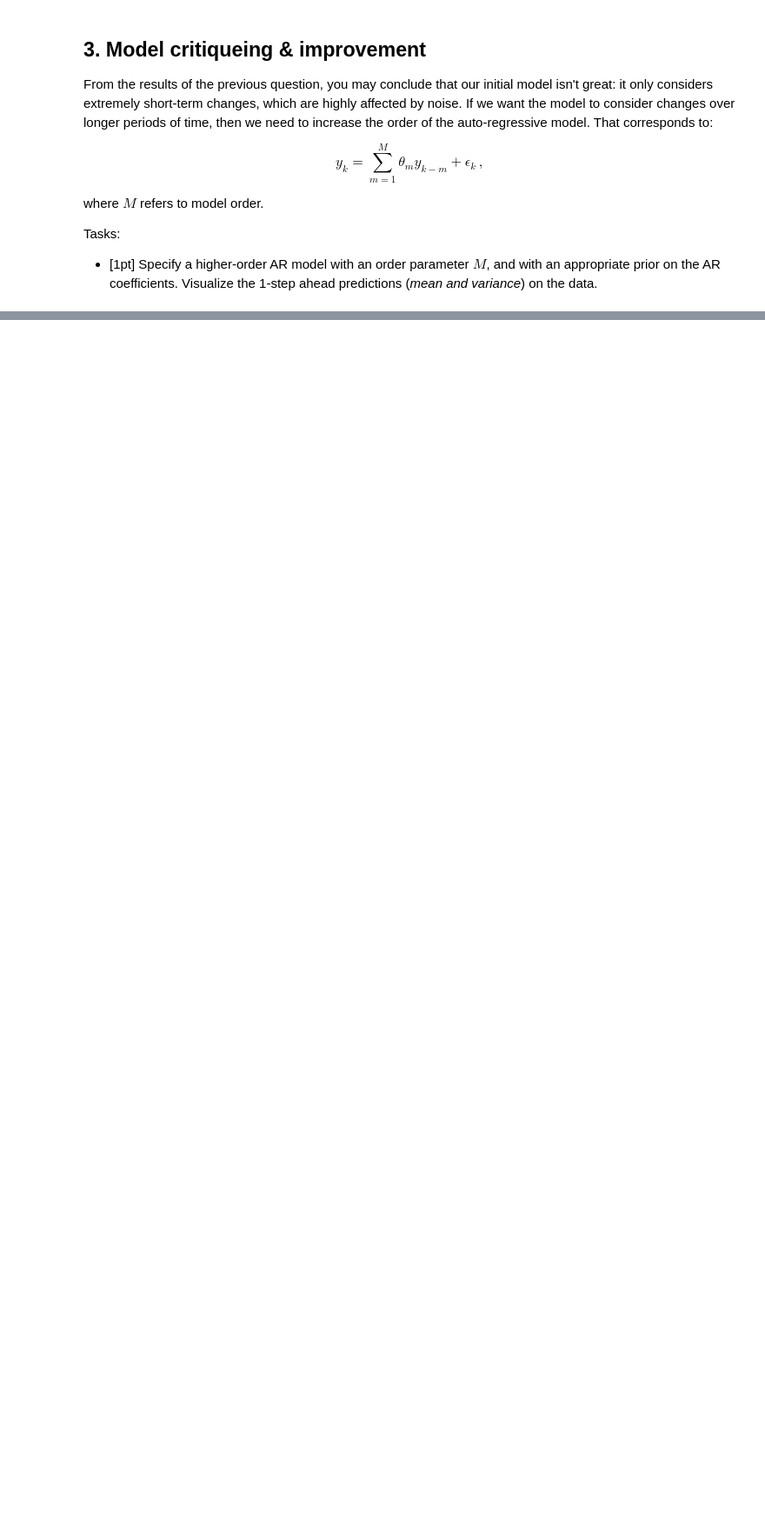
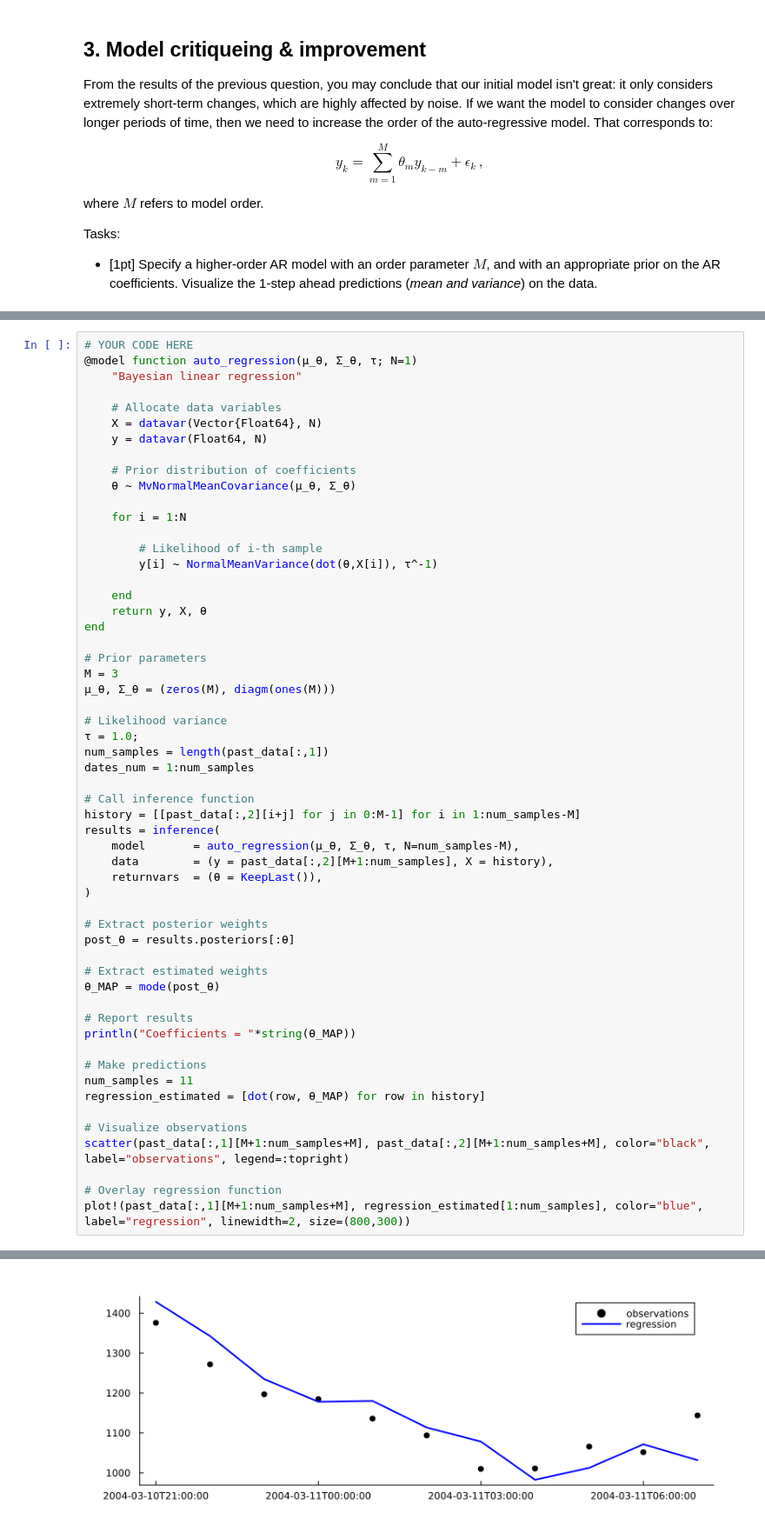
Before and after one commit to benjivdbrand/BMLIP, a Jupyter notebook: lessons/assignments/[5SSD0] Probabilistic Programming 1/pp-assignment-1.ipynb, the cells around one changed output, grey strips where cells are left out. Shown at 87% size. Drawn from its saved outputs; the diff is of its cells as text; blank space fills up the shorter version.

```diff
--- a/lessons/assignments/[5SSD0] Probabilistic Programming 1/pp-assignment-1.ipynb
+++ b/lessons/assignments/[5SSD0] Probabilistic Programming 1/pp-assignment-1.ipynb
@@ -302,0 +311,57 @@ error("Not Implemented")
+# %%
+# YOUR CODE HERE
+@model function auto_regression(μ_θ, Σ_θ, τ; N=1)
+    "Bayesian linear regression"
+
+    # Allocate data variables
+    X = datavar(Vector{Float64}, N)
+    y = datavar(Float64, N)
+
+    # Prior distribution of coefficients
+    θ ~ MvNormalMeanCovariance(μ_θ, Σ_θ)
+
+    for i = 1:N
+
+        # Likelihood of i-th sample
+        y[i] ~ NormalMeanVariance(dot(θ,X[i]), τ^-1)
+
+    end
+    return y, X, θ
+end
+
+# Prior parameters
+M = 3
+μ_θ, Σ_θ = (zeros(M), diagm(ones(M)))
+
+# Likelihood variance
+τ = 1.0;
+num_samples = length(past_data[:,1])
+dates_num = 1:num_samples
+
+# Call inference function
+history = [[past_data[:,2][i+j] for j in 0:M-1] for i in 1:num_samples-M]
+results = inference(
+    model       = auto_regression(μ_θ, Σ_θ, τ, N=num_samples-M),
+    data        = (y = past_data[:,2][M+1:num_samples], X = history),
+    returnvars  = (θ = KeepLast()),
+)
+
+# Extract posterior weights
+post_θ = results.posteriors[:θ]
+
+# Extract estimated weights
+θ_MAP = mode(post_θ)
+
+# Report results
+println("Coefficients = "*string(θ_MAP))
+
+# Make predictions
+num_samples = 11
+regression_estimated = [dot(row, θ_MAP) for row in history]
+
+# Visualize observations
+scatter(past_data[:,1][M+1:num_samples+M], past_data[:,2][M+1:num_samples+M], color="black", label="observations", legend=:topright)
+
+# Overlay regression function
+plot!(past_data[:,1][M+1:num_samples+M], regression_estimated[1:num_samples], color="blue", label="regression", linewidth=2, size=(800,300))
+# %% [output]
@@ -303,3 +369,4 @@ error("Not Implemented")
+[figure, added]
 # %% [markdown]
 ## 4. Model selection & deployment
 
```
Also changed, not shown: parts of 10 cells of this notebook.
